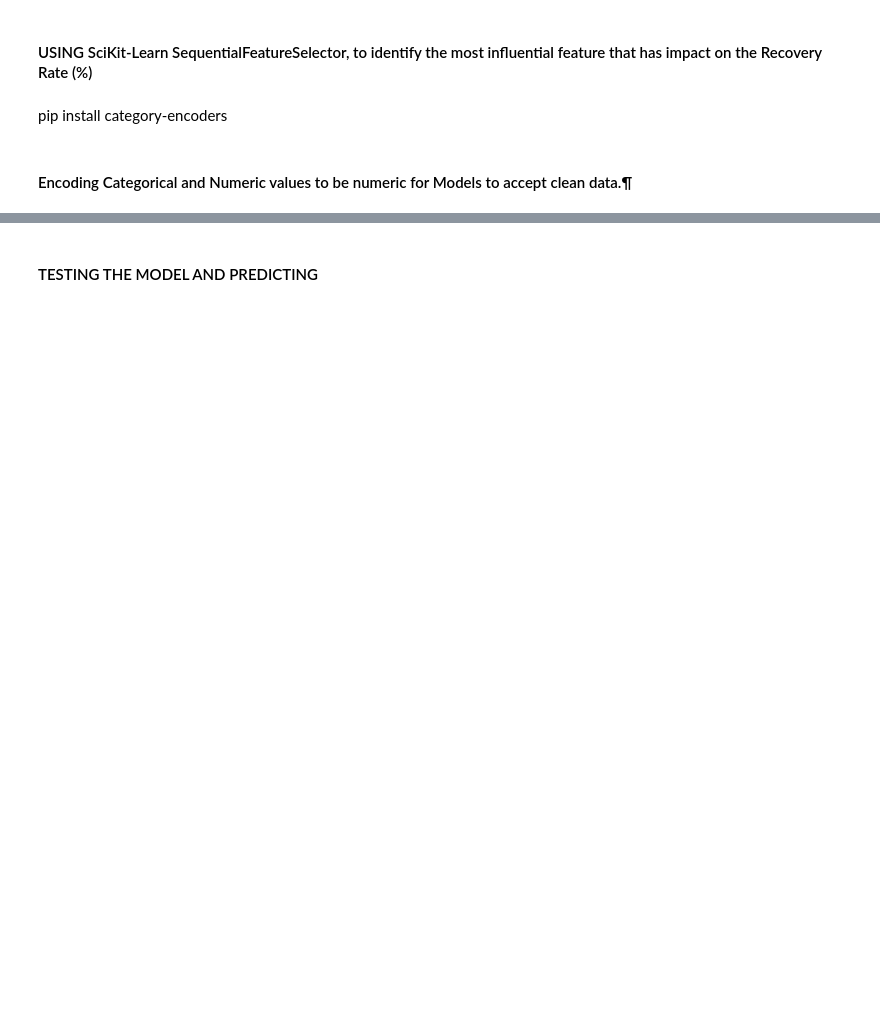
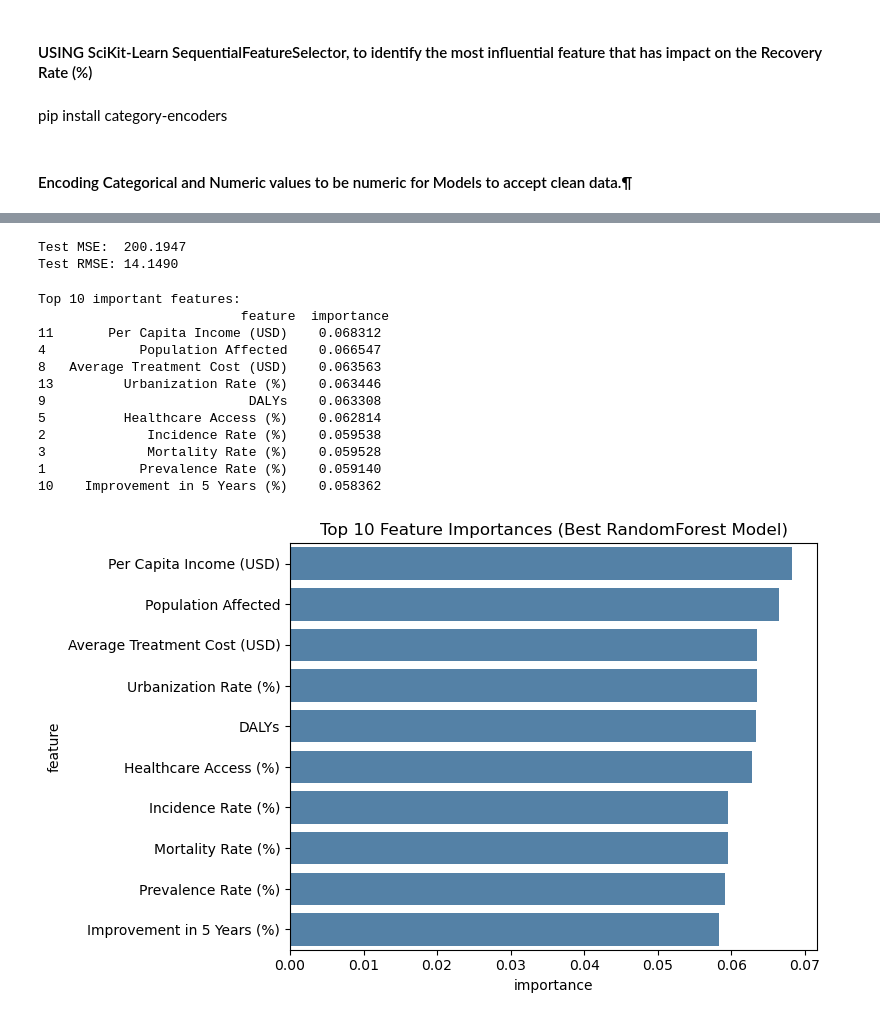
Before and after one commit to sganesan64/Capstone-Healthcare, a Jupyter notebook: Capstone_WorlHealthcare.ipynb, the cells around one changed output, grey strips where cells are left out. Saved outputs shown, nothing was run; the diff lists cells and outputs as text; code cells hidden in the pictures; blank space fills up the shorter version.

```diff
--- a/Capstone_WorlHealthcare.ipynb
+++ b/Capstone_WorlHealthcare.ipynb
@@ -257,3 +263,5 @@ import category_encoders as ce
 # %%
-categorical_cols = ['Country','Disease Name','Disease Category','Age Group','Gender','Treatment Type','Availability of Vaccines/Treatment']
+# Identify column types
+cat_cols = X.select_dtypes(include=["object"]).columns.tolist()
+num_cols = X.select_dtypes(exclude=["object"]).columns.tolist()
 # %%
@@ -304,2 +299,12 @@ feature_names = ghs.columns
+# %%
+
+# -----------------------------
+# 4) Train/test split
+# -----------------------------
+X_train, X_test, y_train, y_test = train_test_split(
+    X, y,
+    test_size=0.2,
+    random_state=42
+)
 # %%
 
@@ -381,8 +342,58 @@ Fitting 5 folds for each of 2 candidates, totalling 10 fits
-# %% [markdown]
-#### TESTING THE MODEL AND PREDICTING
-# %%
-
-# The best model is automatically refit on the full training set
-best_model = random_search.best_estimator_
-test_accuracy = best_model.score(X_test, y_test)
-print(f"Test Set Accuracy: {test_accuracy:.4f}")
+# %%
+
+# -----------------------------
+# 6) Evaluate with MSE on test set
+# -----------------------------
+y_pred = best_model.predict(X_test)
+mse = mean_squared_error(y_test, y_pred)
+rmse = np.sqrt(mse)
+
+print(f"\nTest MSE:  {mse:,.4f}")
+print(f"Test RMSE: {rmse:,.4f}")
+# %% [output]
+Test MSE:  200.1947
+Test RMSE: 14.1490
+# %%
+
+# -----------------------------
+# 7) Identify important features (top 10)
+#    (works for RandomForest; after one-hot we need transformed feature names)
+# -----------------------------
+# Get feature names after preprocessing
+pre = best_model.named_steps["preprocess"]
+
+num_features = num_cols
+cat_ohe = pre.named_transformers_["cat"].named_steps["onehot"]
+cat_features = cat_ohe.get_feature_names_out(cat_cols).tolist()
+
+all_feature_names = list(num_features) + list(cat_features)
+
+importances = best_model.named_steps["model"].feature_importances_
+fi = pd.DataFrame({
+    "feature": all_feature_names,
+    "importance": importances
+}).sort_values("importance", ascending=False)
+
+top10 = fi.head(10)
+print("\nTop 10 important features:\n", top10)
+
+# Optional: plot top-10 feature importances
+plt.figure(figsize=(8, 5))
+sns.barplot(data=top10, x="importance", y="feature", color="steelblue")
+plt.title("Top 10 Feature Importances (Best RandomForest Model)")
+plt.tight_layout()
+plt.show()
+# %% [output]
+Top 10 important features:
+                          feature  importance
+11       Per Capita Income (USD)    0.068312
+4            Population Affected    0.066547
+8   Average Treatment Cost (USD)    0.063563
+13         Urbanization Rate (%)    0.063446
+9                          DALYs    0.063308
+5          Healthcare Access (%)    0.062814
+2             Incidence Rate (%)    0.059538
+3             Mortality Rate (%)    0.059528
+1            Prevalence Rate (%)    0.059140
+10    Improvement in 5 Years (%)    0.058362
+[figure, added]
```
Also changed, not shown: parts of 31 cells of this notebook.
